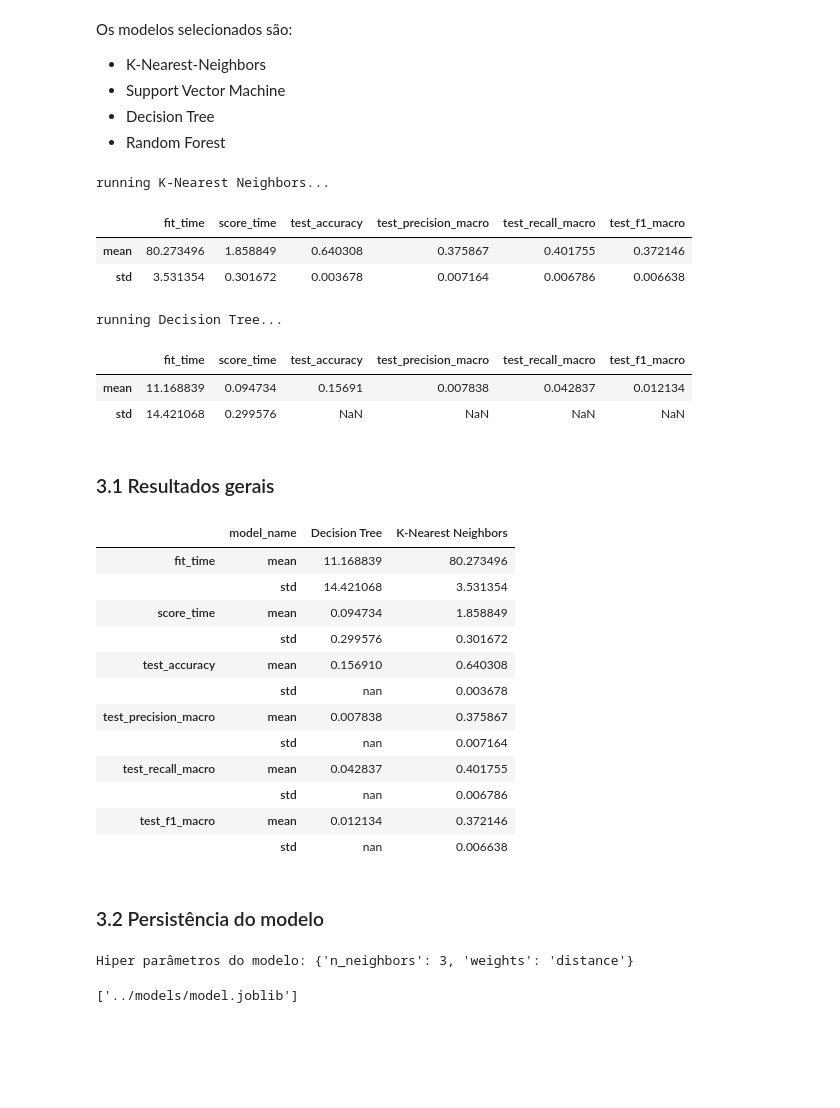
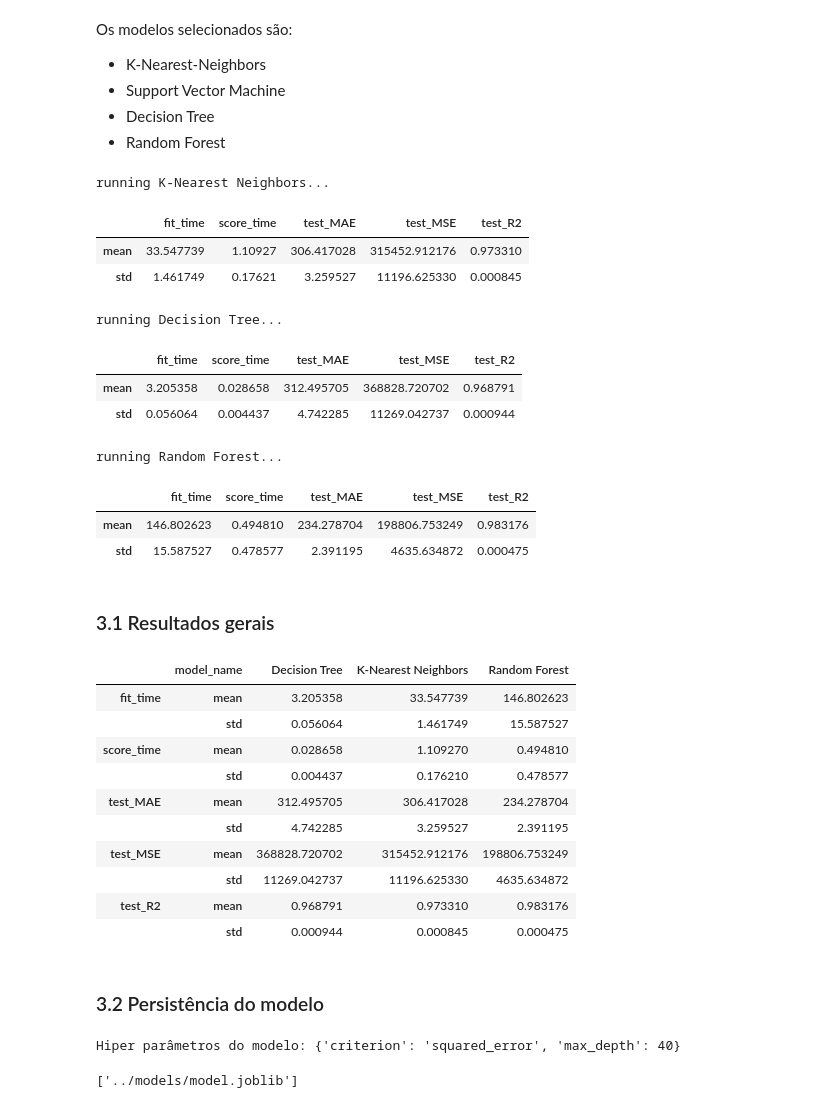
Before and after one commit to luanaoliveira/avanti-bootcamp-cdd, a Jupyter notebook: notebooks/02-comparative-analysis.ipynb, the cells around one changed output. Saved outputs shown, nothing was run; the diff lists cells and outputs as text; code cells hidden in the pictures; blank space fills up the shorter version.

Commit message:
feat: ajustes nos modelos (#5)

```diff
--- a/notebooks/02-comparative-analysis.ipynb
+++ b/notebooks/02-comparative-analysis.ipynb
@@ -214,7 +213,7 @@ plt.show()
 # %% [markdown]
 ### 2.2 Transformação dos dados
 # %%
-# # tratamento de dados discrepantes
+# tratamento de dados discrepantes
 
 ordinal_cut_preprocessor = Pipeline([
     ('missing', SimpleImputer(strategy='most_frequent')), # tratamento de dados faltantes
@@ -245,7 +244,7 @@ preprocessor = ColumnTransformer([
     ('ordinal_color', ordinal_color_preprocessor, coluna_ordinal_color),
     ('ordinal_clarity', ordinal_clarity_preprocessor, coluna_ordinal_clarity),
     ('continua', continua_preprocessor, colunas_continuas),
-], remainder='passthrough')
+])
 
 model = LogisticRegression()
 # %%
@@ -294,65 +293,67 @@ Os modelos selecionados são:
 # experiment settings
 n_splits_comparative_analysis = 10
 n_folds_grid_search = 5
-test_size = .2
+test_size = .3
 random_state = 0
-scoring = 'accuracy'
 metrics = {
-    'accuracy': make_scorer(accuracy_score),
-    'precision_macro': make_scorer(precision_score, average='macro', zero_division=0),
-    'recall_macro': make_scorer(recall_score, average='macro', zero_division=0),
-    'f1_macro': make_scorer(f1_score, average='macro', zero_division=0)
+    'MAE': make_scorer(mean_absolute_error),
+    'MSE': make_scorer(mean_squared_error),
+    'R2': make_scorer(r2_score)
 }
 
 # model settings
-max_iter = 10000
+max_iter = 1000000
 models = [
-    ('K-Nearest Neighbors', KNeighborsClassifier(), {"n_neighbors": range(3, 20, 2), 'weights': ['uniform', 'distance']}),
-    ('Decision Tree',  DecisionTreeClassifier(random_state=random_state), {'criterion':['gini','entropy'],'max_depth': [3, 6, 8]}),
-    # ('Random Forest',  RandomForestClassifier(random_state=random_state), {'criterion':['gini','entropy'],'max_depth': [3, 6, 8], 'n_estimators': [10, 30]}),
-    # ('Suport Vector Machines', SVC(random_state=random_state, max_iter=max_iter), {"kernel": ["linear", "rbf"], 'C':[1,10,100,1000],'gamma':[0.0001, 0.001, 0.1, 1]})
+    ('K-Nearest Neighbors', KNeighborsRegressor(), {"n_neighbors": range(3, 20, 2), 'weights': ['uniform', 'distance']}),
+    ('Decision Tree',  DecisionTreeRegressor(random_state=random_state), {'criterion':['squared_error', 'friedman_mse'],'max_depth': [3, 25, 40]}),
+    ('Random Forest',  RandomForestRegressor(random_state=random_state), {'criterion':['squared_error', 'friedman_mse'],'max_depth': [3, 25, 40], 'n_estimators': [10, 50]}),
+    # ('Suport Vector Machines', SVR(max_iter=max_iter), {"kernel": ["linear", "rbf"], 'C':[1,10,100,1000,10000],'gamma':[0.00001, 0.0001, 0.001, 0.1, 1]})
 ]
 # %%
 results = pd.DataFrame({})
 cross_validate_grid_search = KFold(n_splits=n_folds_grid_search)
 cross_validate_comparative_analysis = ShuffleSplit(n_splits=n_splits_comparative_analysis, test_size=test_size, random_state=random_state)
 for model_name, model_object, model_parameters in models:
     print(f"running {model_name}...")
     model_grid_search = GridSearchCV(
         estimator=model_object,
         param_grid=model_parameters,
-        scoring=scoring,
-        n_jobs=-1,
+        scoring='neg_mean_absolute_error',
+        n_jobs=2,
         cv=cross_validate_grid_search
     )
     approach = Pipeline(steps=[
         ('preprocessor', preprocessor),
         ('model', model_grid_search)
     ])
     scores = cross_validate(
         estimator=approach,
         X=X,
         y=y,
         cv=cross_validate_comparative_analysis,
-        n_jobs=None,
+        n_jobs=2,
         scoring=metrics,
         return_train_score=False
     )
     scores['model_name'] = [model_name] * n_splits_comparative_analysis
     df_scores = pd.DataFrame(scores)
     df_scores =  df_scores.drop(columns=['model_name'])
     df_scores = df_scores.agg(['mean', 'std'])
     display(df_scores)
     results = pd.concat([results, pd.DataFrame(scores)], ignore_index=True)
 # %% [output]
 running K-Nearest Neighbors...
-|  | fit_time | score_time | test_accuracy | test_precision_macro | test_recall_macro | test_f1_macro |
-| mean | 80.273496 | 1.858849 | 0.640308 | 0.375867 | 0.401755 | 0.372146 |
-| std | 3.531354 | 0.301672 | 0.003678 | 0.007164 | 0.006786 | 0.006638 |
+|  | fit_time | score_time | test_MAE | test_MSE | test_R2 |
+| mean | 33.547739 | 1.10927 | 306.417028 | 315452.912176 | 0.973310 |
+| std | 1.461749 | 0.17621 | 3.259527 | 11196.625330 | 0.000845 |
 running Decision Tree...
-|  | fit_time | score_time | test_accuracy | test_precision_macro | test_recall_macro | test_f1_macro |
-| mean | 11.168839 | 0.094734 | 0.15691 | 0.007838 | 0.042837 | 0.012134 |
-| std | 14.421068 | 0.299576 | NaN | NaN | NaN | NaN |
+|  | fit_time | score_time | test_MAE | test_MSE | test_R2 |
+| mean | 3.205358 | 0.028658 | 312.495705 | 368828.720702 | 0.968791 |
+| std | 0.056064 | 0.004437 | 4.742285 | 11269.042737 | 0.000944 |
+running Random Forest...
+|  | fit_time | score_time | test_MAE | test_MSE | test_R2 |
+| mean | 146.802623 | 0.494810 | 234.278704 | 198806.753249 | 0.983176 |
+| std | 15.587527 | 0.478577 | 2.391195 | 4635.634872 | 0.000475 |
 # %%
 def highlight_best(s, props=''):
     if s.name[1] != 'std':
@@ -371,30 +372,28 @@ display(Markdown("### 3.1 Resultados gerais"))
 )
 # %% [output]
 ### 3.1 Resultados gerais
-|  | model_name | Decision Tree | K-Nearest Neighbors |
-| fit_time | mean | 11.168839 | 80.273496 |
-|  | std | 14.421068 | 3.531354 |
-| score_time | mean | 0.094734 | 1.858849 |
-|  | std | 0.299576 | 0.301672 |
-| test_accuracy | mean | 0.156910 | 0.640308 |
-|  | std | nan | 0.003678 |
-| test_precision_macro | mean | 0.007838 | 0.375867 |
-|  | std | nan | 0.007164 |
-| test_recall_macro | mean | 0.042837 | 0.401755 |
-|  | std | nan | 0.006786 |
-| test_f1_macro | mean | 0.012134 | 0.372146 |
-|  | std | nan | 0.006638 |
+|  | model_name | Decision Tree | K-Nearest Neighbors | Random Forest |
+| fit_time | mean | 3.205358 | 33.547739 | 146.802623 |
+|  | std | 0.056064 | 1.461749 | 15.587527 |
+| score_time | mean | 0.028658 | 1.109270 | 0.494810 |
+|  | std | 0.004437 | 0.176210 | 0.478577 |
+| test_MAE | mean | 312.495705 | 306.417028 | 234.278704 |
+|  | std | 4.742285 | 3.259527 | 2.391195 |
+| test_MSE | mean | 368828.720702 | 315452.912176 | 198806.753249 |
+|  | std | 11269.042737 | 11196.625330 | 4635.634872 |
+| test_R2 | mean | 0.968791 | 0.973310 | 0.983176 |
+|  | std | 0.000944 | 0.000845 | 0.000475 |
 # %% [markdown]
 ### 3.2 Persistência do modelo
 # %%
 # Obtem o modelo e os parametros ganhadores
-model_name, model_object, model_parameters  = [foo for foo in models if foo[0] == "K-Nearest Neighbors"][0]
+model_name, model_object, model_parameters  = [foo for foo in models if foo[0] == "Decision Tree"][0]
 
 model_grid_search = GridSearchCV(
         estimator=model_object,
         param_grid=model_parameters,
-        scoring=scoring,
-        n_jobs=-1,
+        scoring='neg_mean_absolute_error',
+        n_jobs=None,
         cv=cross_validate_grid_search
     )
 
@@ -407,7 +406,7 @@ approach.fit(X, y) #Seleciona o approach
 
 print(f"Hiper parâmetros do modelo: {approach.steps[1][1].best_params_}")
 # %% [output]
-Hiper parâmetros do modelo: {'n_neighbors': 3, 'weights': 'distance'}
+Hiper parâmetros do modelo: {'criterion': 'squared_error', 'max_depth': 40}
 # %%
 joblib.dump(approach, '../models/model.joblib') # Salva o modelo em disco
 # %% [output]
```
Also changed, not shown: parts of 3 cells of this notebook, 1 other file.
